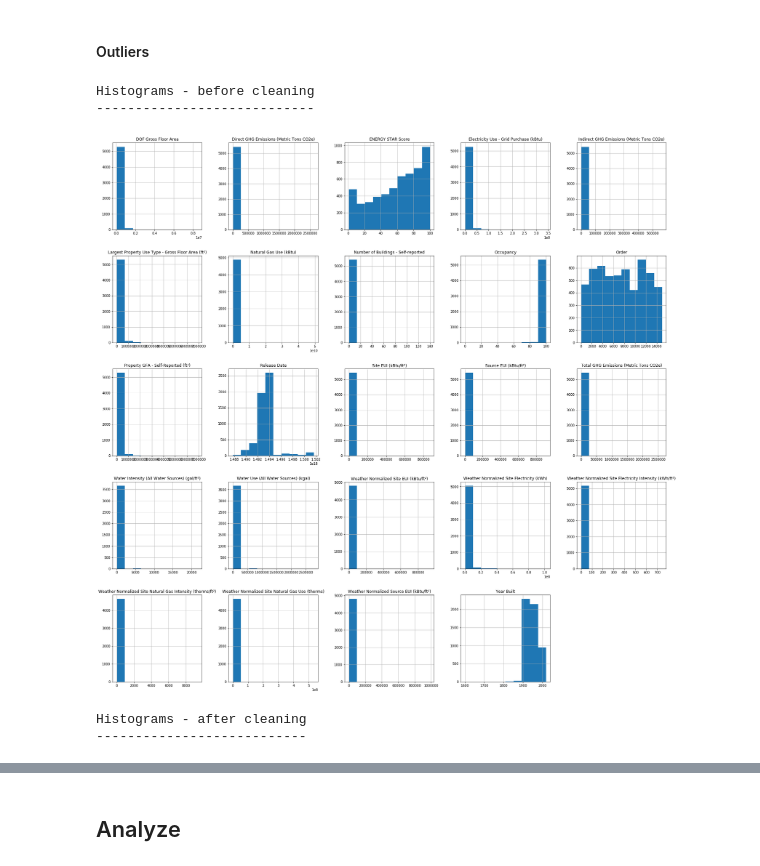
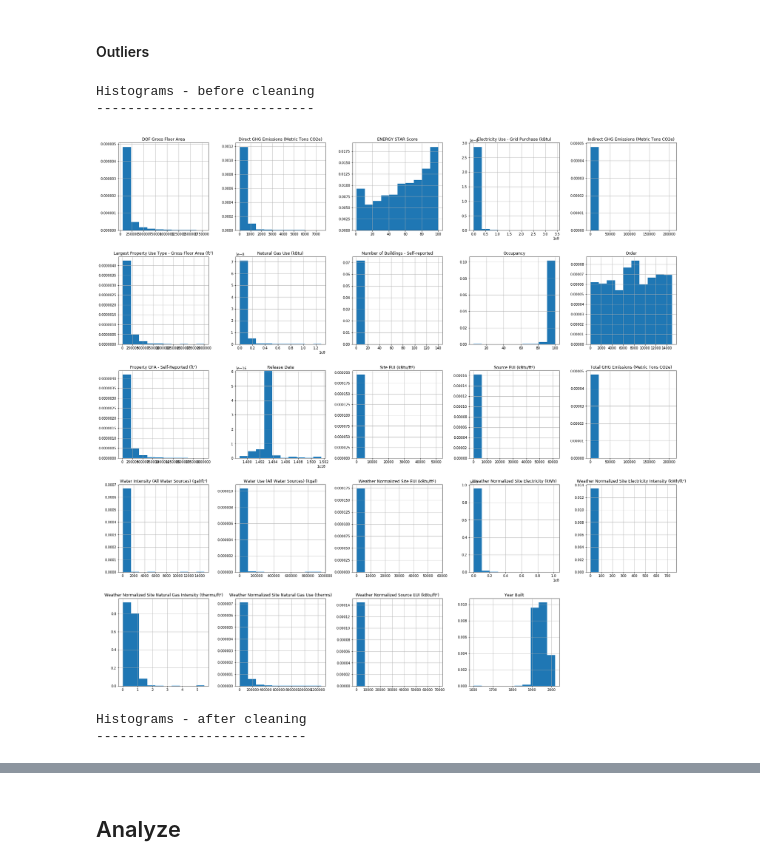
Before and after one commit to mikearango/introML-AnalyticsU, a Jupyter notebook: notebooks/sandbox.ipynb, the cells around one changed output, grey strips where cells are left out. Drawn from its saved outputs; the diff is of its cells as text; code cells hidden in the pictures.

```diff
--- a/notebooks/sandbox.ipynb
+++ b/notebooks/sandbox.ipynb
@@ -226,6 +225,11 @@ def clean_col_types(df):
                             'Release Date': 'int64',
                             'Water Required?': 'category',
                             'DOF Benchmarking Submission Status': 'category'})
+# %%
+def print_title(title):
+    print()
+    print(title)
+    print('-' * len(title))
 # %%
 # Notice above that missing values are actually listed as 'Not Available'
 # We cannot set columns to a numeric data type correctly when they contain the 'Not Available' text
@@ -395,24 +387,20 @@ def clean_outliers(df, lower_quantile=0.25, upper_quantile=0.75, lower_multiplie
 # %%
 # Check the distributions of numeric columns before cleaning outliers
 # Note the large domain
-print()
-print('Histograms - before cleaning')
-print('----------------------------')
-hist = df_train.hist(figsize=(30, 30))
+print_title('Histograms - before cleaning')
+hist = df_train.sample(1000).hist(figsize=(30, 30), density=True)
 plt.show()
 
 # Remove outliers
 df_train = clean_outliers(df_train)
 
 # Now we have cleaner numeric columns
-print()
-print('Histograms - after cleaning')
-print('---------------------------')
-hist = df_train.hist(figsize=(30, 30))
+print_title('Histograms - after cleaning')
+hist = df_train.sample(1000).hist(figsize=(30, 30), density=True)
 plt.show()
 # %% [output]
 Histograms - before cleaning
 ----------------------------
-[figure, old version]
+[figure, new version]
 Histograms - after cleaning
 ---------------------------
```
Also changed, not shown: parts of 23 cells of this notebook.
